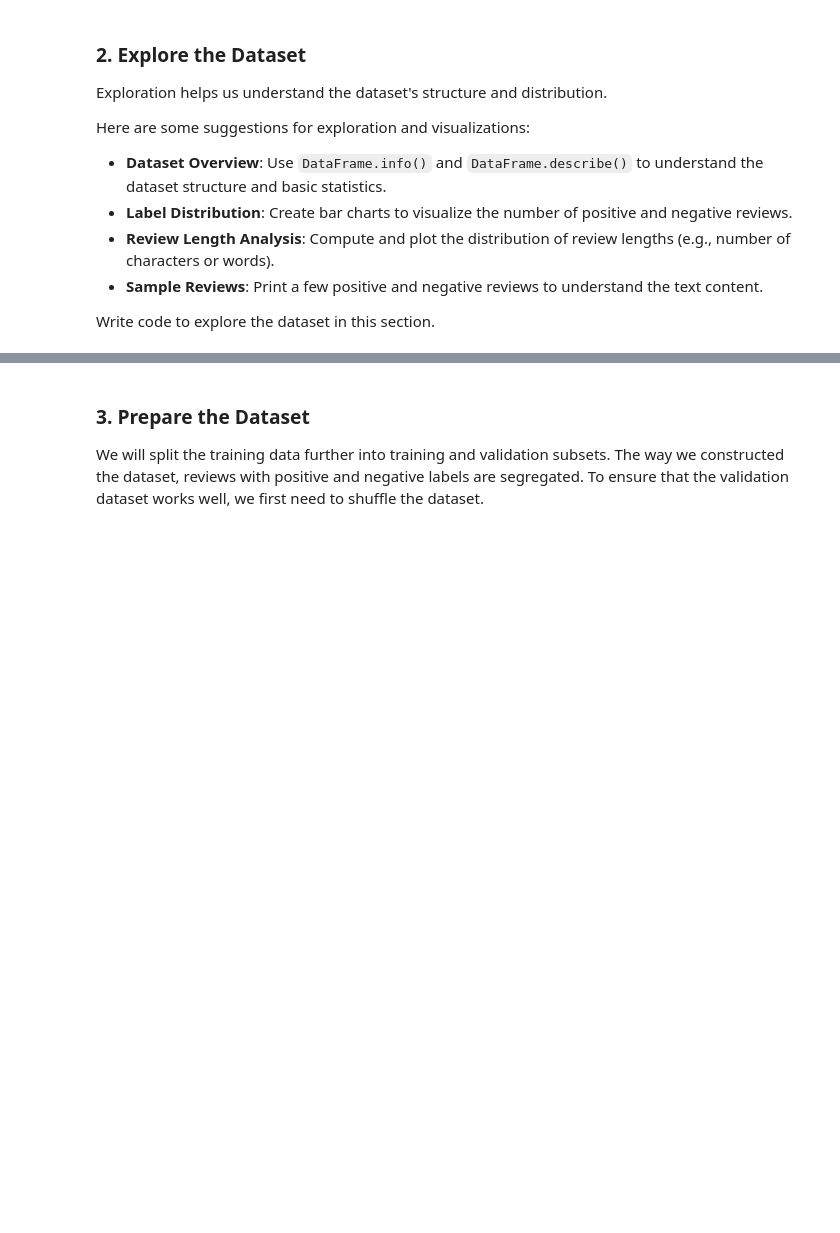
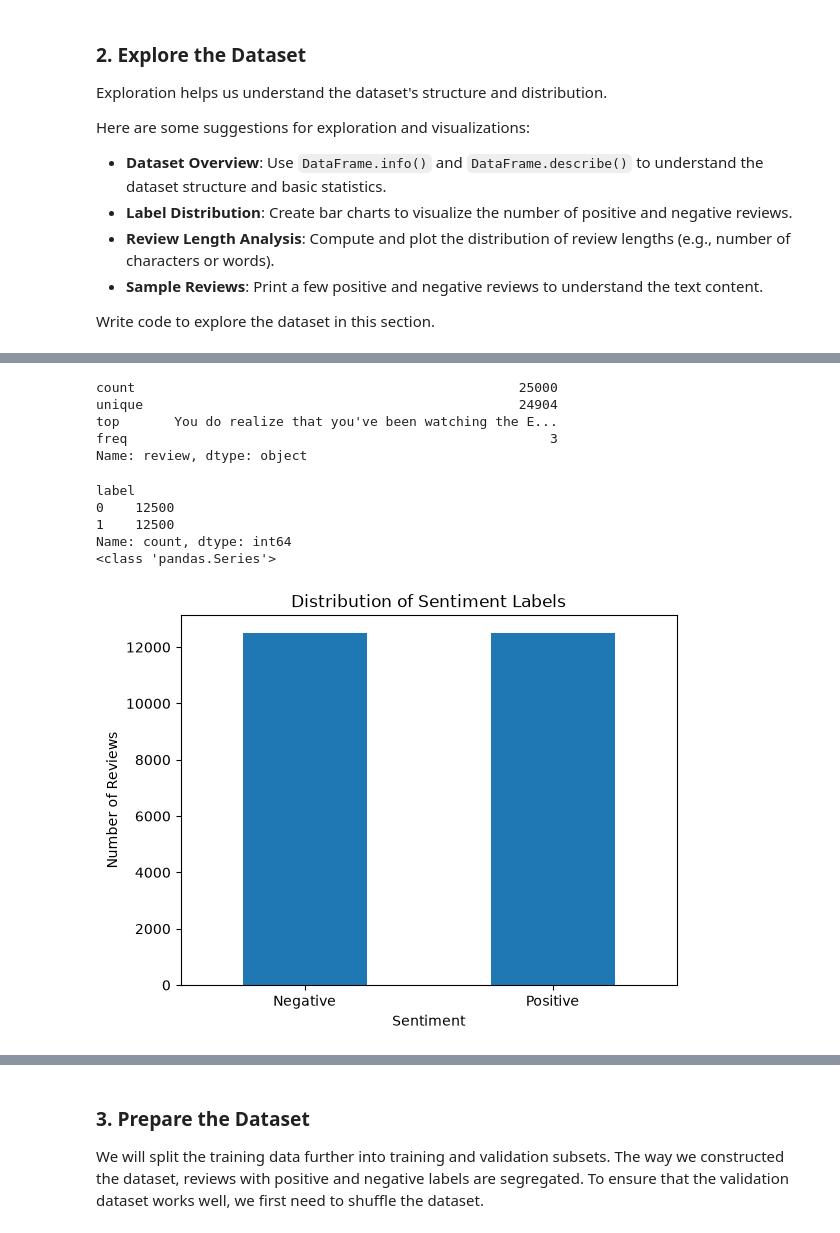
Before and after one commit to LaviniaDragunoi/sentimentscope-imdb-transformer, a Jupyter notebook: starter/SentimentScope_starter.ipynb, the cells around one changed output, grey strips where cells are left out. Drawn from its saved outputs; the diff is of its cells as text; code cells hidden in the pictures; blank space fills up the shorter version.

```diff
--- a/starter/SentimentScope_starter.ipynb
+++ b/starter/SentimentScope_starter.ipynb
@@ -215,0 +258,31 @@ Write code to explore the dataset in this section.
+# %%
+train_df["review"].describe()
+# %% [output]
+count                                                 25000
+unique                                                24904
+top       You do realize that you've been watching the E...
+freq                                                      3
+Name: review, dtype: object
+# %%
+label_counts = train_df["label"].value_counts().sort_index()
+print(label_counts)
+print(type(label_counts))
+# %% [output]
+label
+0    12500
+1    12500
+Name: count, dtype: int64
+<class 'pandas.Series'>
+# %%
+import matplotlib.pyplot as plt
+
+label_counts.plot(kind="bar")
+
+plt.title("Distribution of Sentiment Labels")
+plt.xlabel("Sentiment")
+plt.ylabel("Number of Reviews")
+plt.xticks([0,1], ["Negative","Positive"], rotation=0)
+
+plt.show()
+# %% [output]
+[figure, added]
```
Also changed, not shown: parts of 28 cells of this notebook, 1 other file.
